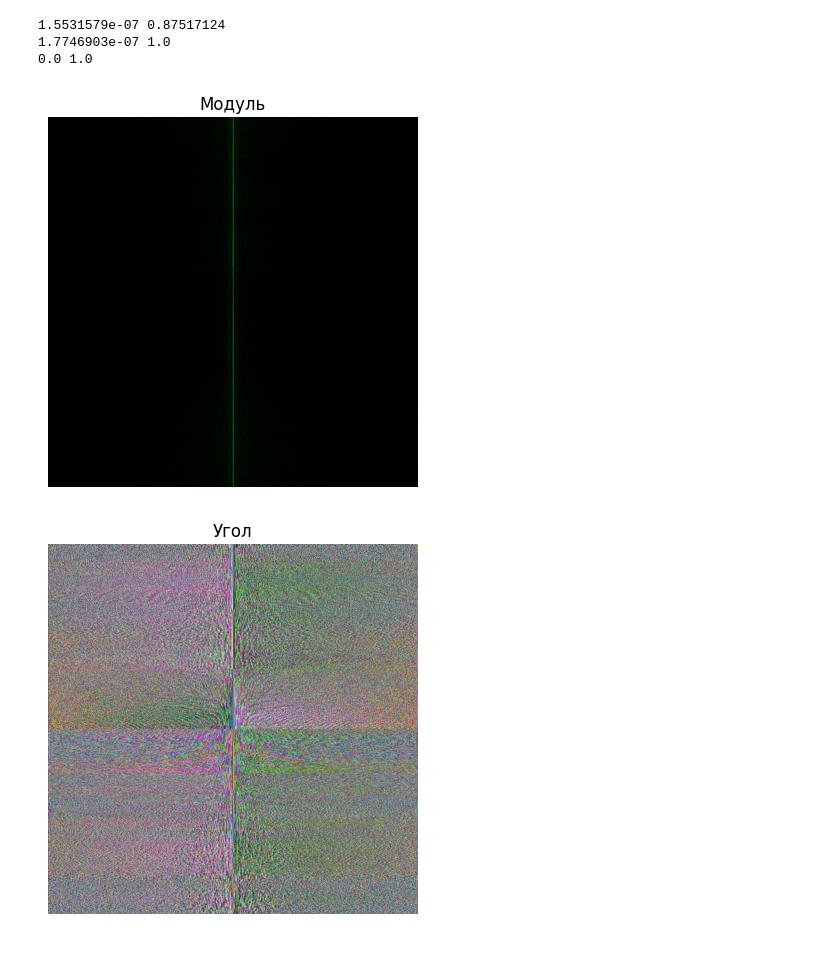
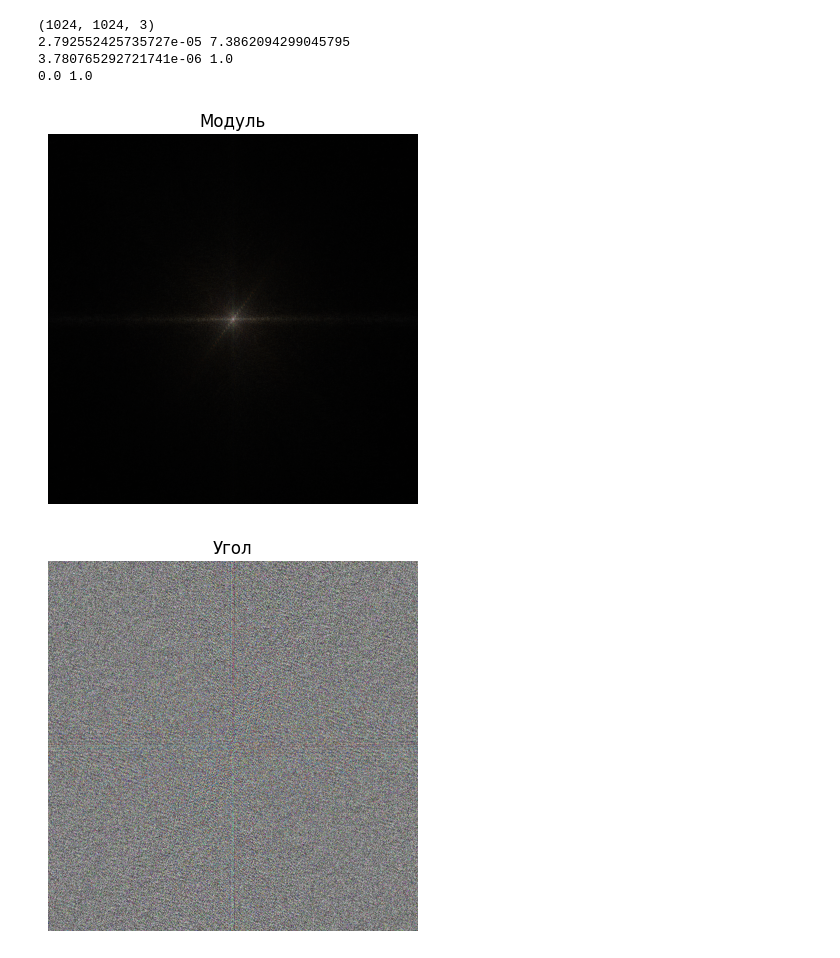
Before and after one commit to danyachka/frequency_methods, a Jupyter notebook: lab6/lab6.ipynb, the cells around one changed output. Cells and saved outputs as stored; diff of their text form; code cells hidden in the pictures.

```diff
--- a/lab6/lab6.ipynb
+++ b/lab6/lab6.ipynb
@@ -5,9 +5,9 @@ from matplotlib import pyplot as plt
 from pathlib import Path
 from PIL import Image
 # %%
-image: np.ndarray = plt.imread(
+image_original: np.ndarray = plt.imread(
     Path().absolute().parent
-    .joinpath('data').joinpath('lab6').joinpath("image.png")
+    .joinpath('data').joinpath('lab6').joinpath("image2.png")
 )
 # %%
 def show_image(img, title=None):
@@ -26,26 +26,29 @@ show_image(image)
 # %%
-image = image / 255
+image = image_original / 255
+print(image.shape)
 
-image_f = fftshift(fft2(image))
+image_f = np.zeros_like(image, dtype=complex)
+for i in range(3): image_f[:, :, i] = fftshift(fft2(image[:, :, i]))
 
-image_f_abs = np.log10(1 + np.abs(image_f))
+image_f_abs = np.log(1 + np.abs(image_f))
 image_f_max_val = image_f_abs.max()
 print(image_f_abs.min(), image_f_abs.max())
 
 image_f_abs /= image_f_max_val
 print(image_f_abs.min(), image_f_abs.max())
-save_image(image_f_abs, "abs_modified.png")
+save_image(image_f_abs*255, "abs_modified.png")
 
 image_f_arg = np.angle(image_f)
 image_f_arg_norm = (image_f_arg - image_f_arg.min()) / (image_f_arg.max() - image_f_arg.min())
 print(image_f_arg_norm.min(), image_f_arg_norm.max())
 
 show_image(image_f_abs, "Модуль")
 show_image(image_f_arg_norm, "Угол")
 # %% [output]
-1.5531579e-07 0.87517124
-1.7746903e-07 1.0
+(1024, 1024, 3)
+2.792552425735727e-05 7.3862094299045795
+3.780765292721741e-06 1.0
 0.0 1.0
-[figure, old version]
+[figure, new version]
-[figure, old version]
+[figure, new version]
 # %%
```
Also changed, not shown: parts of 5 cells of this notebook, 3 other files.
